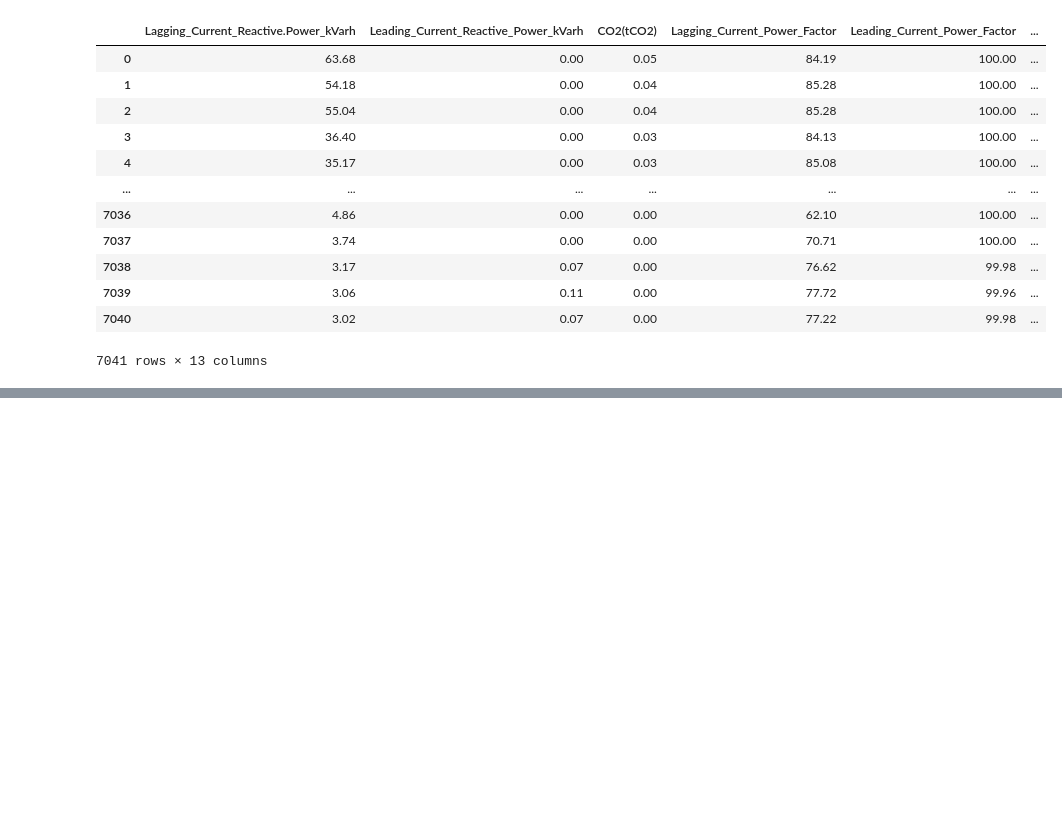
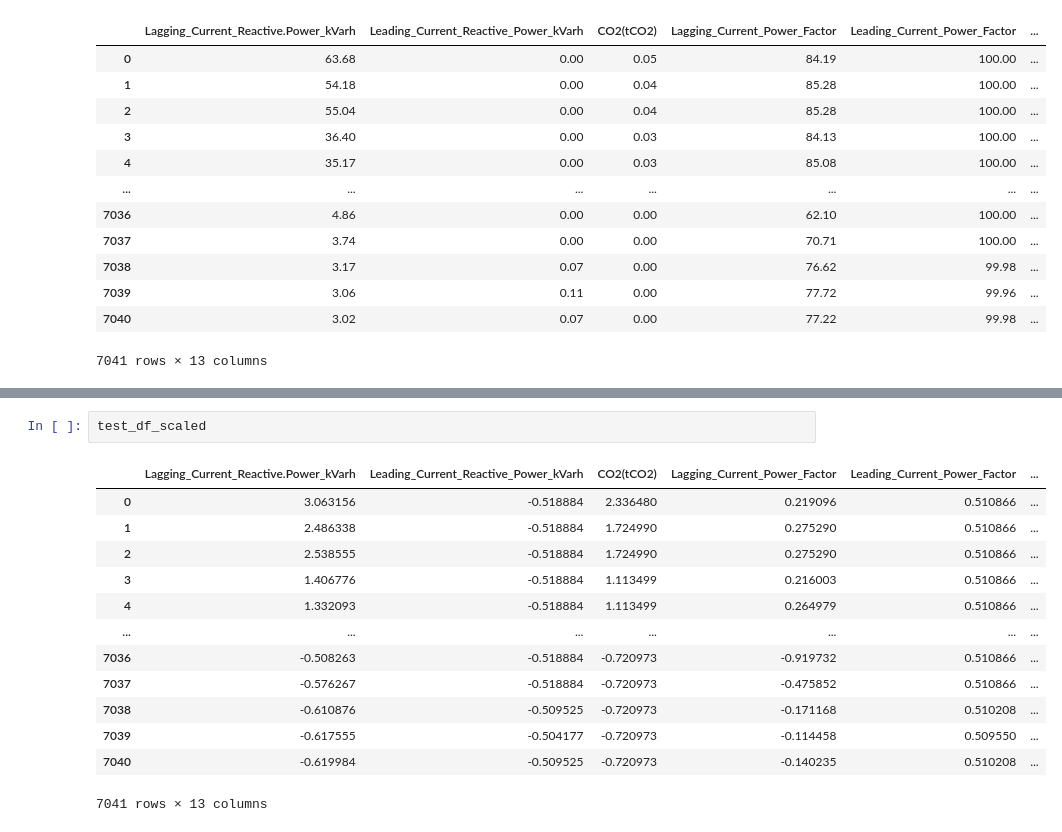
Before and after one commit to moufid-magdy/ML_regression, a Jupyter notebook: regression.ipynb, the cells around one changed output, grey strips where cells are left out. Drawn from its saved outputs; the diff is of its cells as text; blank space fills up the shorter version.

```diff
--- a/regression.ipynb
+++ b/regression.ipynb
@@ -400,0 +338,16 @@ dtype: int64
+# %%
+test_df_scaled
+# %% [output]
+|  | Lagging_Current_Reactive.Power_kVarh | Leading_Current_Reactive_Power_kVarh | CO2(tCO2) | Lagging_Current_Power_Factor | Leading_Current_Power_Factor | ... |
+| 0 | 3.063156 | -0.518884 | 2.336480 | 0.219096 | 0.510866 | ... |
+| 1 | 2.486338 | -0.518884 | 1.724990 | 0.275290 | 0.510866 | ... |
+| 2 | 2.538555 | -0.518884 | 1.724990 | 0.275290 | 0.510866 | ... |
+| 3 | 1.406776 | -0.518884 | 1.113499 | 0.216003 | 0.510866 | ... |
+| 4 | 1.332093 | -0.518884 | 1.113499 | 0.264979 | 0.510866 | ... |
+| ... | ... | ... | ... | ... | ... | ... |
+| 7036 | -0.508263 | -0.518884 | -0.720973 | -0.919732 | 0.510866 | ... |
+| 7037 | -0.576267 | -0.518884 | -0.720973 | -0.475852 | 0.510866 | ... |
+| 7038 | -0.610876 | -0.509525 | -0.720973 | -0.171168 | 0.510208 | ... |
+| 7039 | -0.617555 | -0.504177 | -0.720973 | -0.114458 | 0.509550 | ... |
+| 7040 | -0.619984 | -0.509525 | -0.720973 | -0.140235 | 0.510208 | ... |
+7041 rows × 13 columns
```
Also changed, not shown: parts of 19 cells of this notebook.
